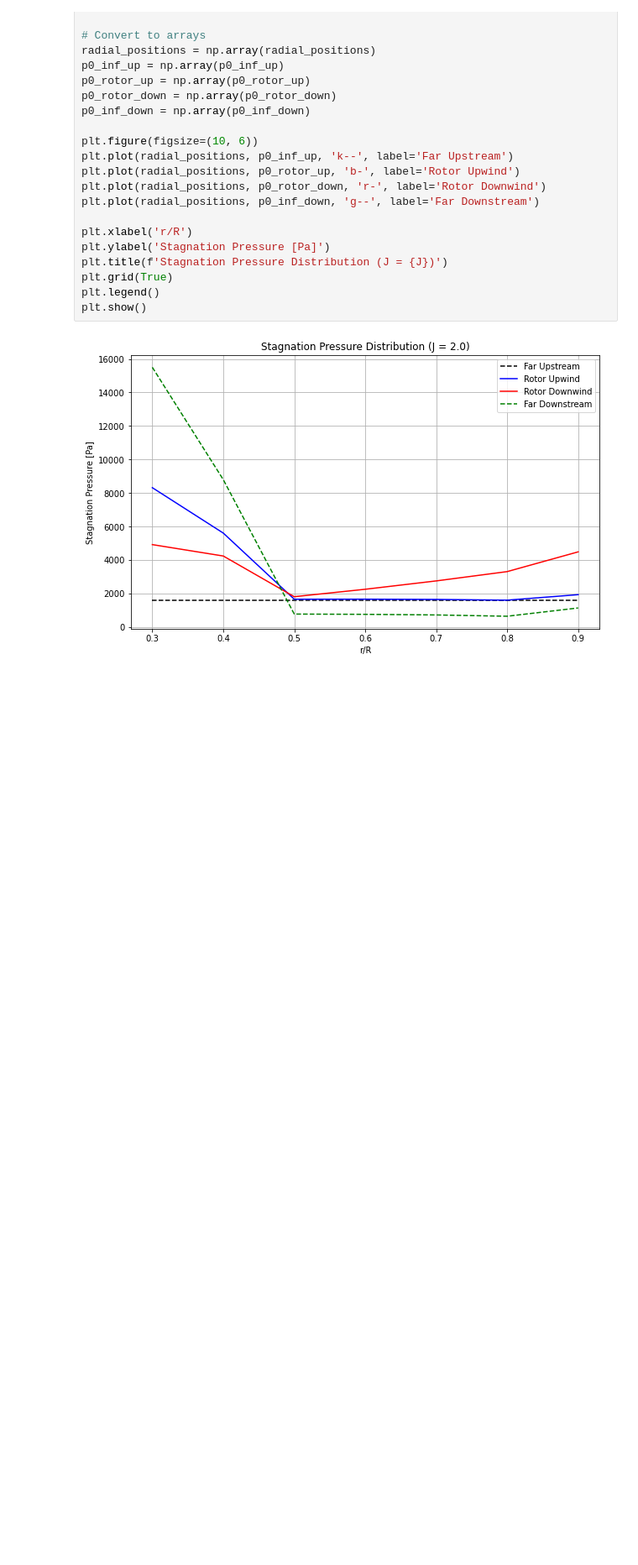
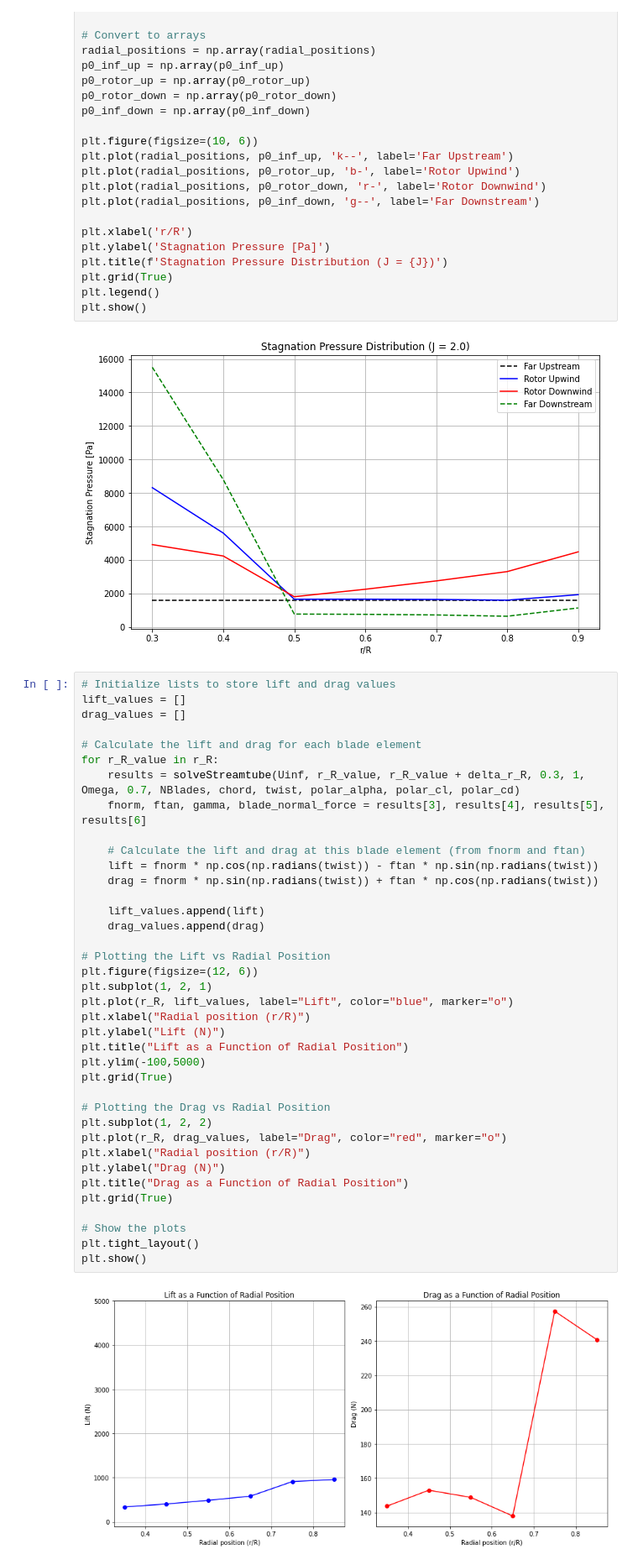
Before and after one commit to 14Smits/BEMT_def, a Jupyter notebook: BEMmodel.ipynb, the cells around one changed output. Shown: that part at 84% size. Saved outputs shown, nothing was run; the diff lists cells and outputs as text; blank space fills up the shorter version.

```diff
--- a/BEMmodel.ipynb
+++ b/BEMmodel.ipynb
@@ -820,3 +820,43 @@ plt.legend()
 plt.show()
 # %% [output]
 [figure]
+# %%
+# Initialize lists to store lift and drag values
+lift_values = []
+drag_values = []
+
+# Calculate the lift and drag for each blade element
+for r_R_value in r_R:
+    results = solveStreamtube(Uinf, r_R_value, r_R_value + delta_r_R, 0.3, 1, Omega, 0.7, NBlades, chord, twist, polar_alpha, polar_cl, polar_cd)
+    fnorm, ftan, gamma, blade_normal_force = results[3], results[4], results[5], results[6]
+
+    # Calculate the lift and drag at this blade element (from fnorm and ftan)
+    lift = fnorm * np.cos(np.radians(twist)) - ftan * np.sin(np.radians(twist))
+    drag = fnorm * np.sin(np.radians(twist)) + ftan * np.cos(np.radians(twist))
+
+    lift_values.append(lift)
+    drag_values.append(drag)
+
+# Plotting the Lift vs Radial Position
+plt.figure(figsize=(12, 6))
+plt.subplot(1, 2, 1)
+plt.plot(r_R, lift_values, label="Lift", color="blue", marker="o")
+plt.xlabel("Radial position (r/R)")
+plt.ylabel("Lift (N)")
+plt.title("Lift as a Function of Radial Position")
+plt.ylim(-100,5000)
+plt.grid(True)
+
+# Plotting the Drag vs Radial Position
+plt.subplot(1, 2, 2)
+plt.plot(r_R, drag_values, label="Drag", color="red", marker="o")
+plt.xlabel("Radial position (r/R)")
+plt.ylabel("Drag (N)")
+plt.title("Drag as a Function of Radial Position")
+plt.grid(True)
+
+# Show the plots
+plt.tight_layout()
+plt.show()
+# %% [output]
+[figure, added]
```
Also changed, not shown: parts of 1 cell of this notebook.
